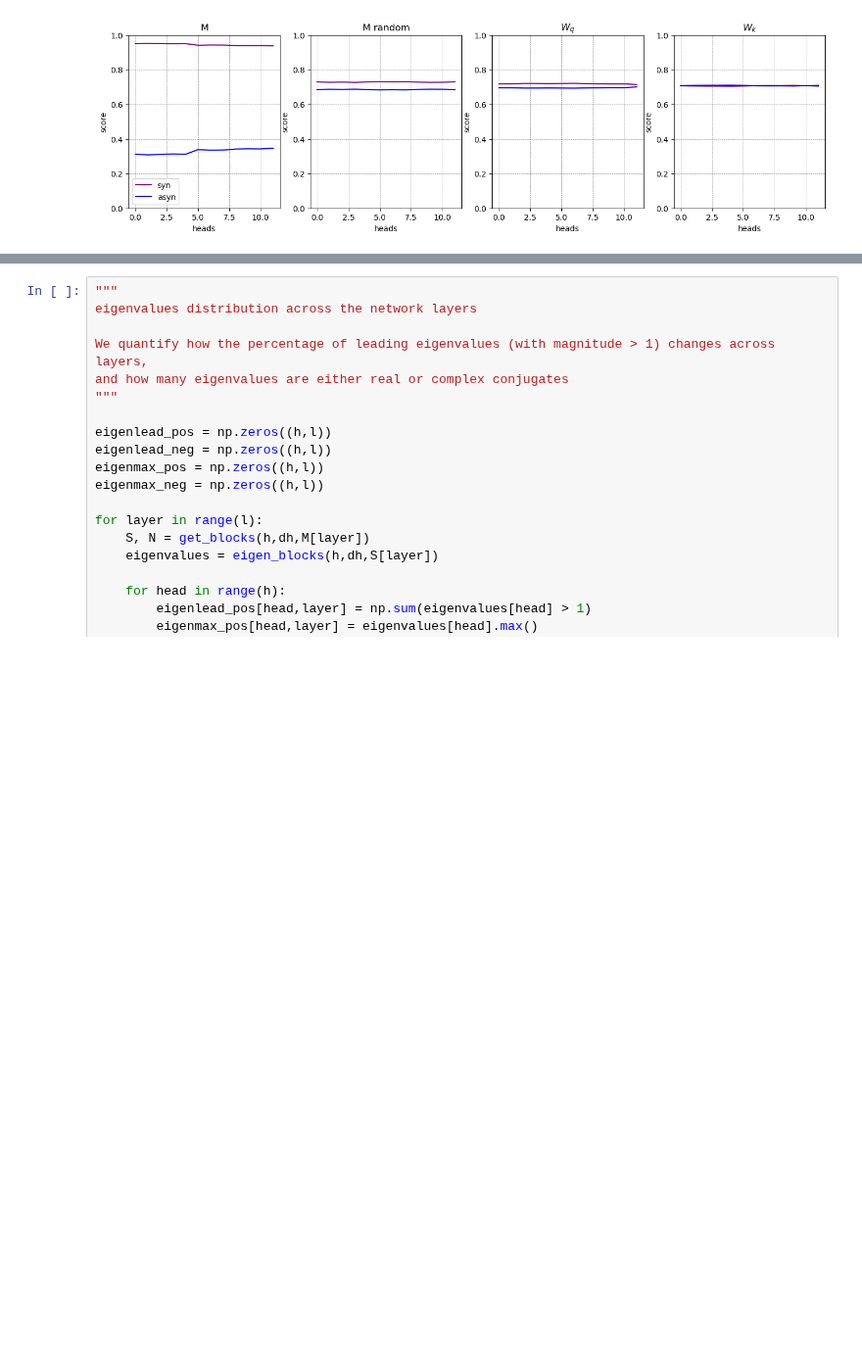
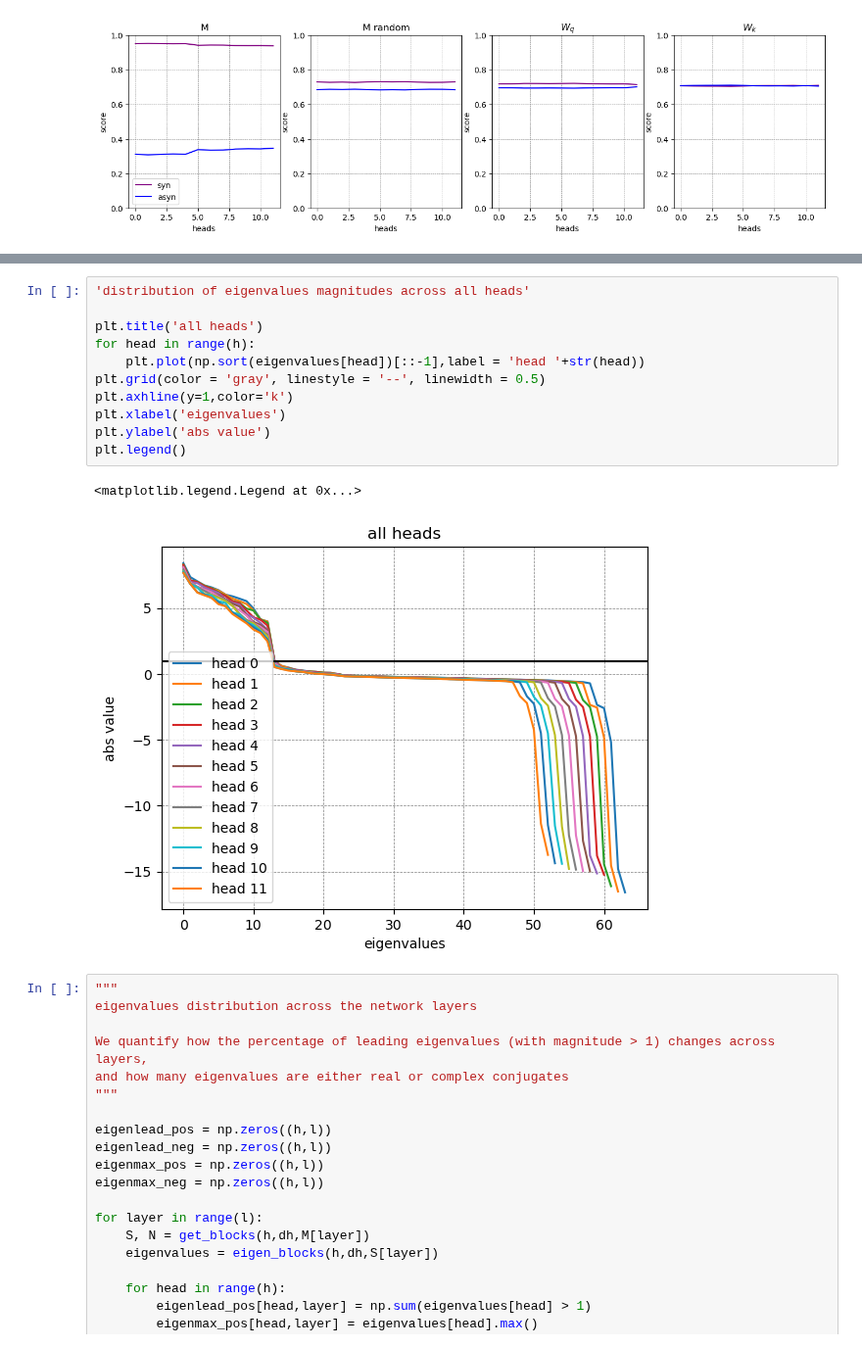
Before and after one commit to matteosaponati/attention-geometry, a Jupyter notebook: examples/BERT_quadratic_form.ipynb, the cells around one changed output, grey strips where cells are left out. Shown at 98% size. Cells and saved outputs as stored; diff of their text form; blank space fills up the shorter version.

```diff
--- a/examples/BERT_quadratic_form.ipynb
+++ b/examples/BERT_quadratic_form.ipynb
@@ -205,3 +205,17 @@ Text(0, 0.5, 'values')
+# %%
+'distribution of eigenvalues magnitudes across all heads'
+
+plt.title('all heads')
+for head in range(h):
+    plt.plot(np.sort(eigenvalues[head])[::-1],label = 'head '+str(head))
+plt.grid(color = 'gray', linestyle = '--', linewidth = 0.5)
+plt.axhline(y=1,color='k')
+plt.xlabel('eigenvalues')
+plt.ylabel('abs value')
+plt.legend()
+# %% [output]
+<matplotlib.legend.Legend at 0x...>
+[figure, added]
 # %%
 """
 eigenvalues distribution across the network layers
```
Also changed, not shown: parts of 3 cells of this notebook.
